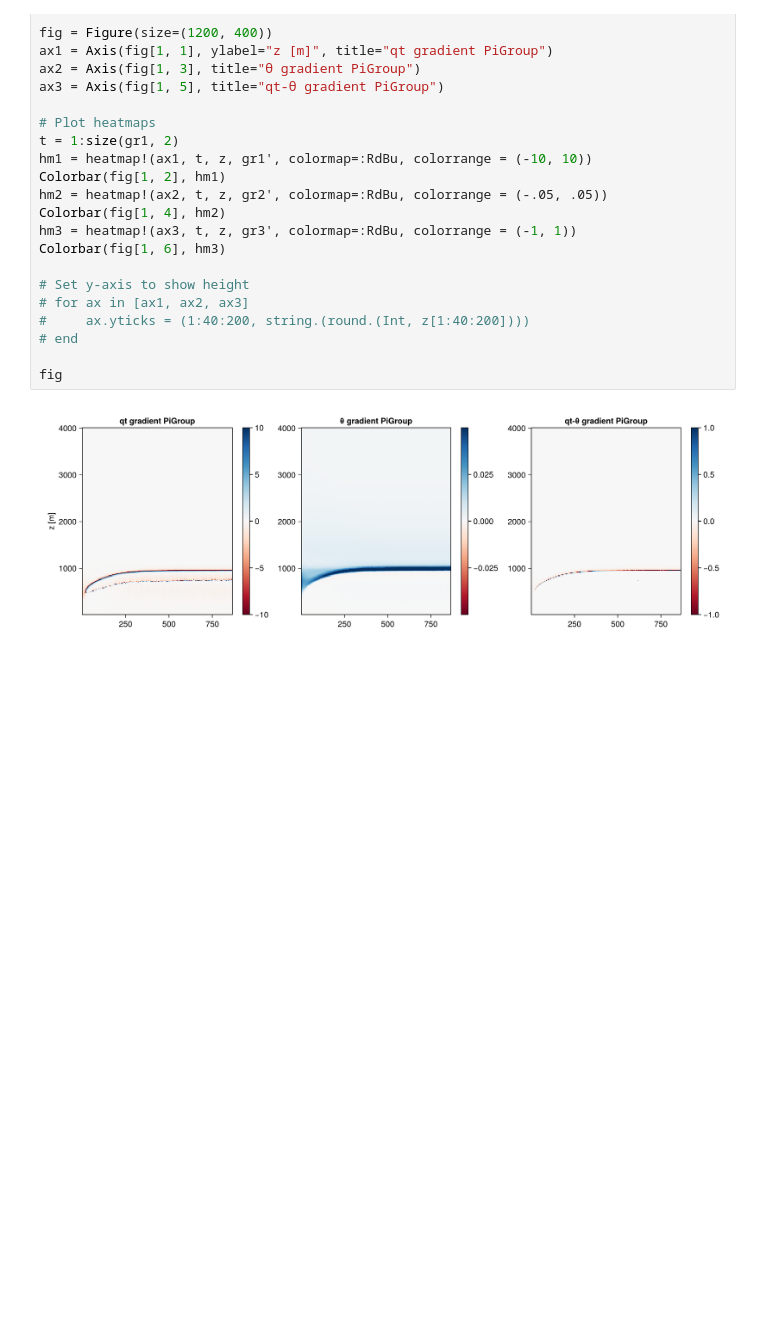
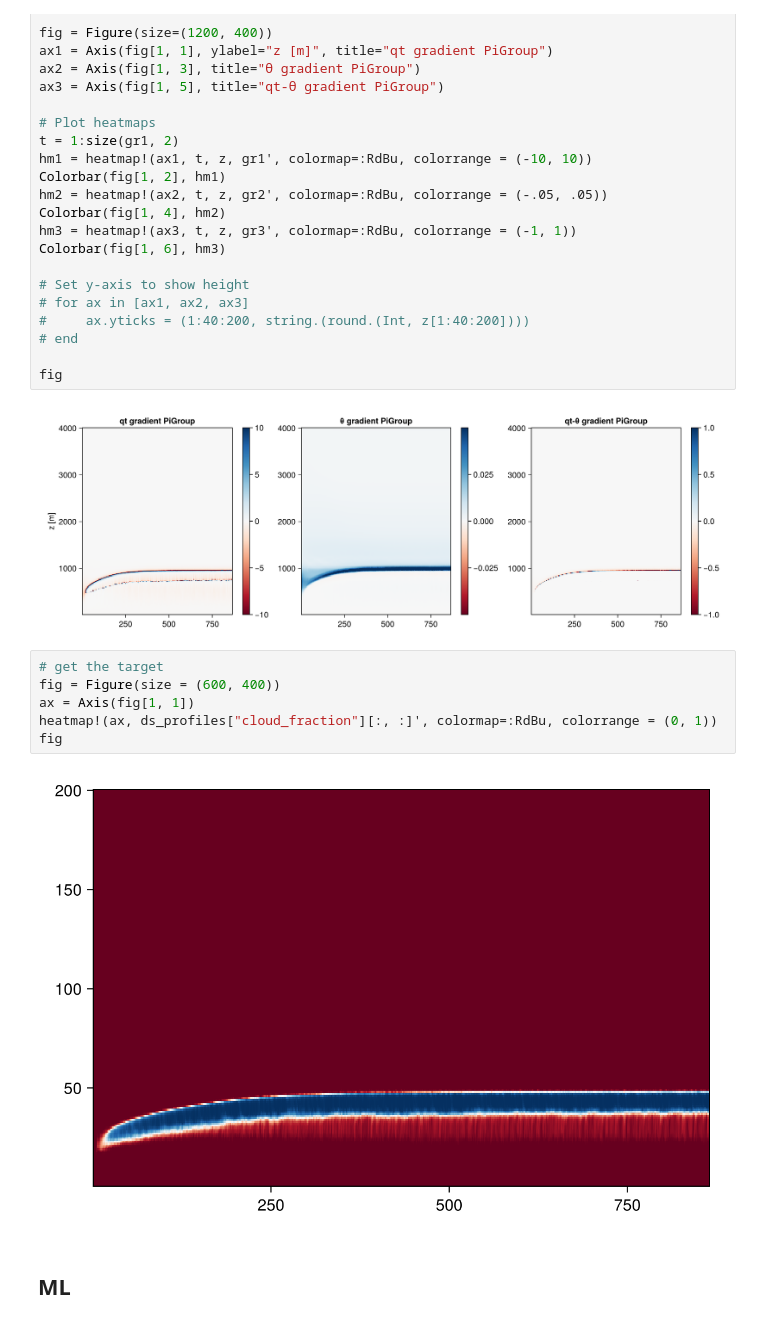
Before and after one commit to Julians42/CloudFractionClosure, a Jupyter notebook: compute_terms.ipynb, the cells around one changed output. Saved outputs shown, nothing was run; the diff lists cells and outputs as text; blank space fills up the shorter version.

```diff
--- a/compute_terms.ipynb
+++ b/compute_terms.ipynb
@@ -84,3 +87,13 @@ Colorbar(fig[1, 6], hm3)
 fig
 # %% [output]
 [figure]
+# %%
+# get the target
+fig = Figure(size = (600, 400))
+ax = Axis(fig[1, 1])
+heatmap!(ax, ds_profiles["cloud_fraction"][:, :]', colormap=:RdBu, colorrange = (0, 1))
+fig
+# %% [output]
+[figure, added]
+# %% [markdown]
+## ML
```
Also changed, not shown: parts of 23 cells of this notebook, 7 other files.
